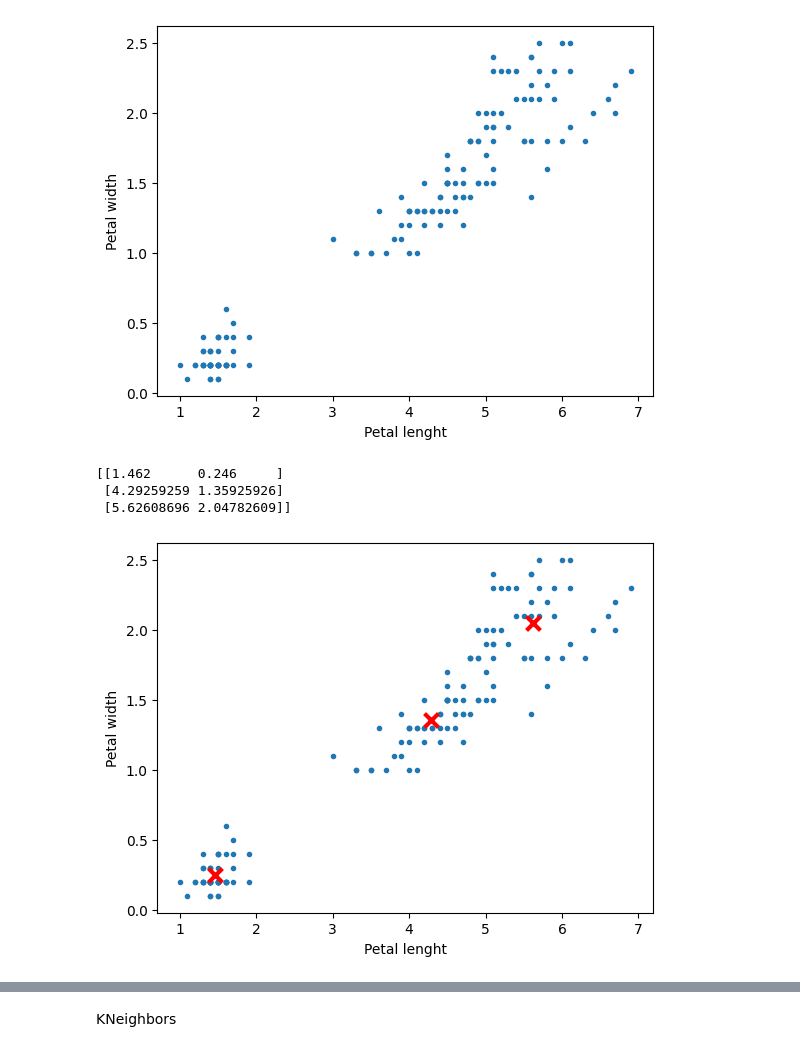
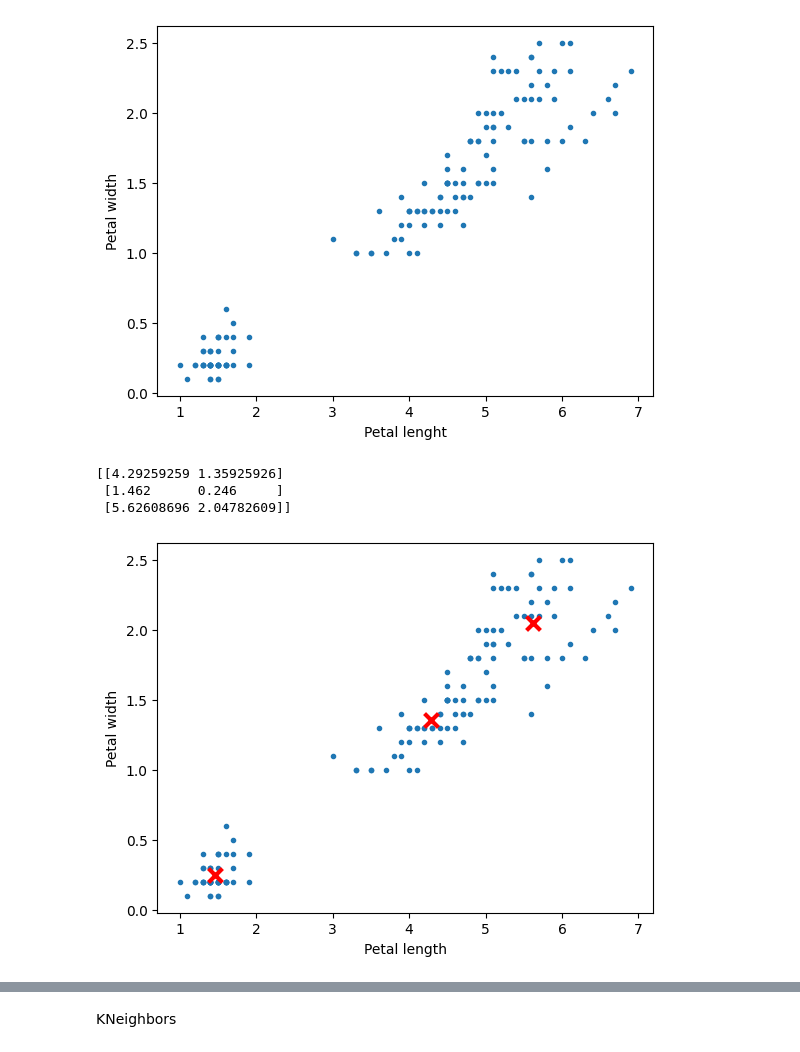
Before and after one commit to AlyssonBaumgarten/reconhecimento, a Jupyter notebook: kmeans_knn.ipynb, the cells around one changed output, grey strips where cells are left out. Saved outputs shown, nothing was run; the diff lists cells and outputs as text; code cells hidden in the pictures.

```diff
--- a/kmeans_knn.ipynb
+++ b/kmeans_knn.ipynb
@@ -26,23 +26,69 @@ plt.ylabel("Petal width")
 plt.show()
 # %% [output]
 [figure]
-# %%
-from sklearn.cluster import KMeans
-import numpy as np
-
-kmeans = KMeans(n_clusters=3, n_init="auto", random_state=2).fit(X)
-print(kmeans.cluster_centers_)
-
-plt.scatter(X[:,0], X[:,1], marker=".")
-plt.scatter(kmeans.cluster_centers_[:,0], kmeans.cluster_centers_[:,1], marker="x", color="r", s=100, linewidths=3)
-plt.xlabel("Petal lenght")
-plt.ylabel("Petal width")
-plt.show()
-# %% [output]
-[[1.462      0.246     ]
- [4.29259259 1.35925926]
- [5.62608696 2.04782609]]
-[figure, removed]
+# %%
+from sklearn.base import BaseEstimator, ClusterMixin, TransformerMixin
+import numpy as np
+import random
+
+class KMeans(BaseEstimator, ClusterMixin, TransformerMixin):
+    def __init__(self, n_clusters=3):
+        self.n_clusters = n_clusters
+
+    def _init_centroids(self, X):
+        min = np.min(X, axis=0)
+        max = np.max(X, axis=0)
+        centroids = []
+        for i in range(self.n_clusters):
+            centroid = []
+            for j in range(X.shape[1]):
+                centroid.append(random.uniform(min[j], max[j]))
+            centroids.append(centroid)
+        self.cluster_centers_ = np.array(centroids)
+
+    def fit(self, X, y=None):
+        self._init_centroids(X)
+        previous_centroids = self.cluster_centers_.copy()
+        while True:
+            ypred = self.predict(X)
+            for i in range(self.n_clusters):
+                if np.any(ypred==i):
+                    self.cluster_centers_[i] = np.mean(X[ypred==i], axis=0)
+            if np.allclose(previous_centroids, self.cluster_centers_, atol=0.0001):
+                break
+            previous_centroids = self.cluster_centers_.copy()
+
+    def _distancias(self, X):
+        diferenca = self.cluster_centers_ - X
+        quadrado = diferenca ** 2
+        soma = np.sum(quadrado, axis=1)
+        raiz = np.sqrt(soma)
+        return raiz
+
+    def predict(self, X):
+        ypred = np.empty((X.shape[0],))
+        for i in range(X.shape[0]):
+            distancias = self._distancias(X[i])
+            centroid = np.argmin(distancias)
+            ypred[i] = centroid
+        return ypred
+
+
+kmeans = KMeans()
+kmeans.fit(X)
+print(kmeans.cluster_centers_)
+
+plt.scatter(X[:,0], X[:,1], marker=".")
+plt.scatter(kmeans.cluster_centers_[:,0], kmeans.cluster_centers_[:,1],
+            marker="x", color="r", s=100, linewidths=3)
+plt.xlabel("Petal length")
+plt.ylabel("Petal width")
+plt.show()
+# %% [output]
+[[4.29259259 1.35925926]
+ [1.462      0.246     ]
+ [5.62608696 2.04782609]]
+[figure, added]
 # %%
 for i in range(len(set(y))):
   plt.plot(X[y==i, 0], X[y==i, 1], "s", label=data.target_names[i])
```
Also changed, not shown: parts of 2 cells of this notebook.
